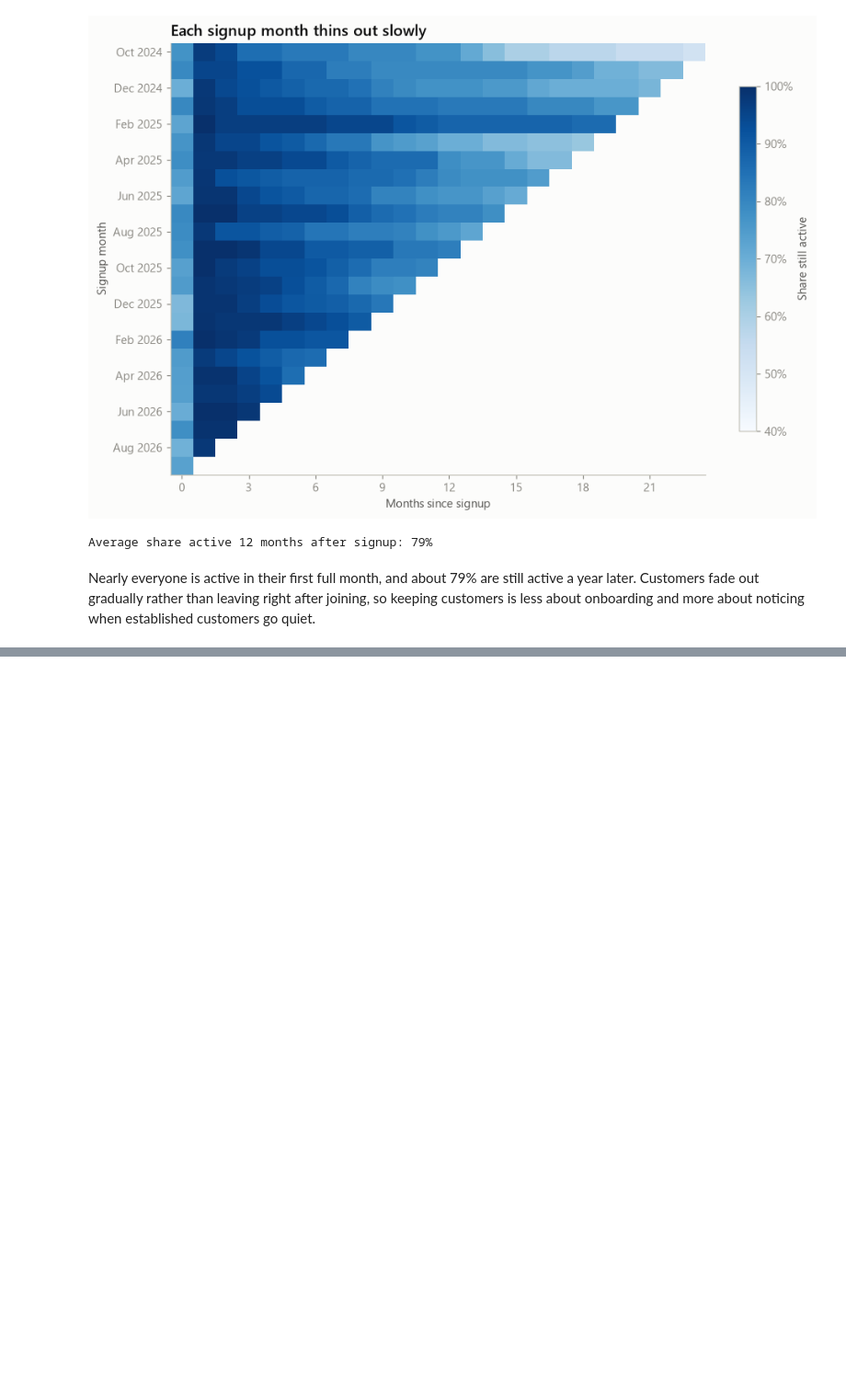
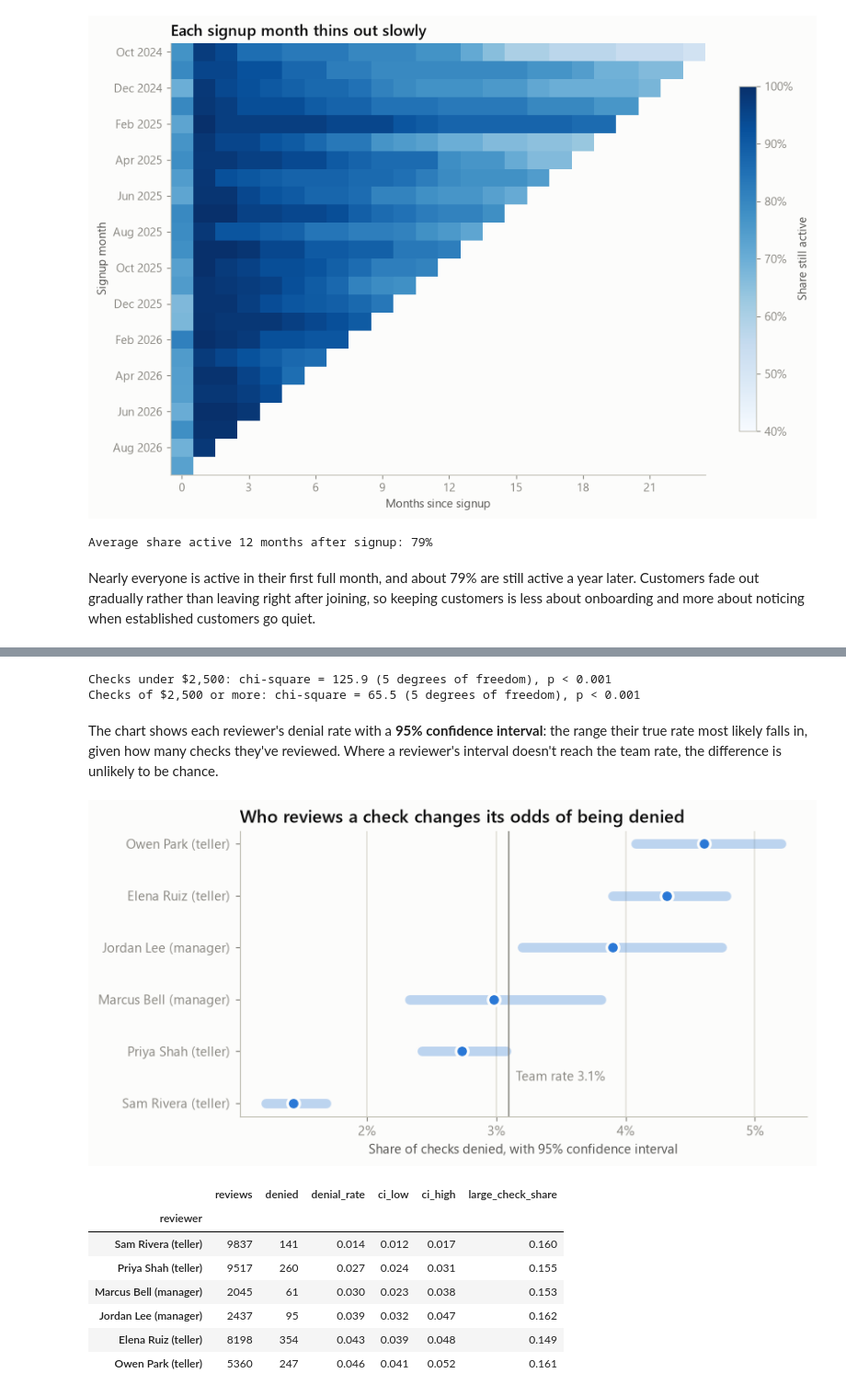
Before and after one commit to dumly55/Banking-Platform, a Jupyter notebook: analysis/analysis.ipynb, the cells around one changed output, grey strips where cells are left out. Shown at 92% size. Drawn from its saved outputs; the diff is of its cells as text; code cells hidden in the pictures; blank space fills up the shorter version.

```diff
--- a/analysis/analysis.ipynb
+++ b/analysis/analysis.ipynb
@@ -179,0 +214,47 @@ Nearly everyone is active in their first full month, and about 79% are still act
+# %%
+deposits['denied'] = deposits['status'] == 'Denied'
+deposits['large'] = deposits['amount'] >= 2500
+for large, group in deposits.groupby('large'):
+    chi2, p, dof, _ = stats.chi2_contingency(pd.crosstab(group['reviewed_by'], group['denied']))
+    label = 'Checks of $2,500 or more' if large else 'Checks under $2,500'
+    print(f'{label}: chi-square = {chi2:.1f} ({dof} degrees of freedom), {p_value(p)}')
+# %% [output]
+Checks under $2,500: chi-square = 125.9 (5 degrees of freedom), p < 0.001
+Checks of $2,500 or more: chi-square = 65.5 (5 degrees of freedom), p < 0.001
+# %% [markdown]
+The chart shows each reviewer's denial rate with a **95% confidence interval**: the range their true rate most likely falls in, given how many checks they've reviewed. Where a reviewer's interval doesn't reach the team rate, the difference is unlikely to be chance.
+# %%
+staff = query("SELECT id, CONCAT(first_name, ' ', last_name) AS name, tier FROM employees").set_index('id')
+rates = deposits.groupby('reviewed_by').agg(reviews=('denied', 'size'), denied=('denied', 'sum'),
+                                            large_check_share=('large', 'mean'))
+rates['denial_rate'] = rates['denied'] / rates['reviews']
+intervals = [stats.binomtest(int(d), int(n)).proportion_ci(method='wilson') for d, n in zip(rates['denied'], rates['reviews'])]
+rates['ci_low'] = [i.low for i in intervals]
+rates['ci_high'] = [i.high for i in intervals]
+rates['reviewer'] = [f"{staff.loc[e, 'name']} ({'teller' if staff.loc[e, 'tier'] == 1 else 'manager'})" for e in rates.index]
+rates = rates.sort_values('denial_rate')
+team_rate = rates['denied'].sum() / rates['reviews'].sum()
+
+fig, ax = plt.subplots(figsize=(7.5, 3.8))
+for i, (_, row) in enumerate(rates.iterrows()):
+    ax.plot([row['ci_low'], row['ci_high']], [i, i], color=BLUE, alpha=0.3, linewidth=7, solid_capstyle='round')
+    ax.plot(row['denial_rate'], i, 'o', color=BLUE, markersize=9, markeredgecolor=SURFACE, markeredgewidth=2)
+ax.axvline(team_rate, color=MUTED, linewidth=1)
+ax.text(team_rate, 0.5, f'  Team rate {team_rate:.1%}', color=MUTED, va='center')
+ax.set_yticks(range(len(rates)), rates['reviewer'])
+ax.grid(axis='y', visible=False)
+ax.xaxis.set_major_locator(MultipleLocator(0.01))  # ticks on whole percents
+ax.xaxis.set_major_formatter(PercentFormatter(1, decimals=0))
+ax.set(title='Who reviews a check changes its odds of being denied', xlabel='Share of checks denied, with 95% confidence interval')
+plt.show()
+rates.set_index('reviewer')[['reviews', 'denied', 'denial_rate', 'ci_low', 'ci_high', 'large_check_share']].round(3)
+# %% [output]
+[figure, added]
+|  | reviews | denied | denial_rate | ci_low | ci_high | large_check_share |
+| reviewer |  |  |  |  |  |  |
+| Sam Rivera (teller) | 9837 | 141 | 0.014 | 0.012 | 0.017 | 0.160 |
+| Priya Shah (teller) | 9517 | 260 | 0.027 | 0.024 | 0.031 | 0.155 |
+| Marcus Bell (manager) | 2045 | 61 | 0.030 | 0.023 | 0.038 | 0.153 |
+| Jordan Lee (manager) | 2437 | 95 | 0.039 | 0.032 | 0.047 | 0.162 |
+| Elena Ruiz (teller) | 8198 | 354 | 0.043 | 0.039 | 0.048 | 0.149 |
+| Owen Park (teller) | 5360 | 247 | 0.046 | 0.041 | 0.052 | 0.161 |
```
Also changed, not shown: parts of 5 cells of this notebook.
